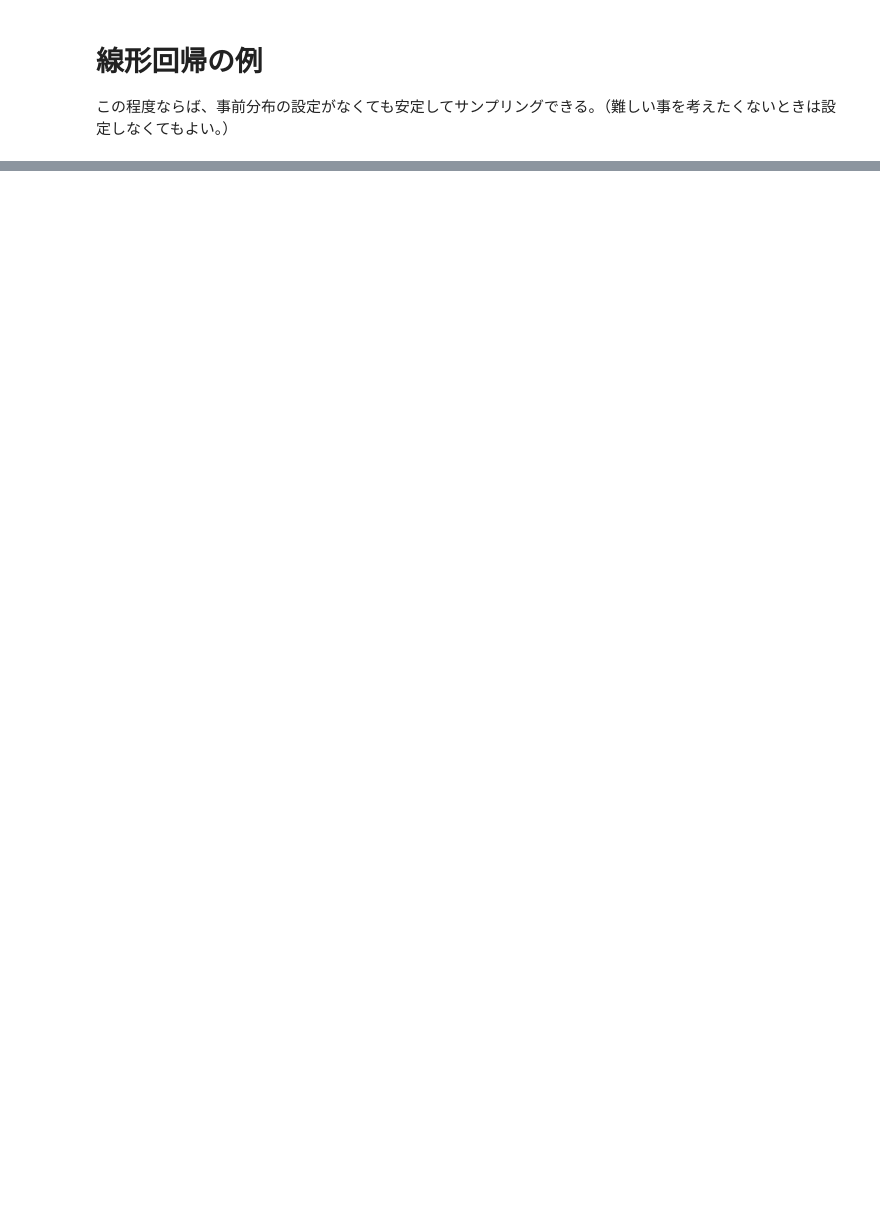
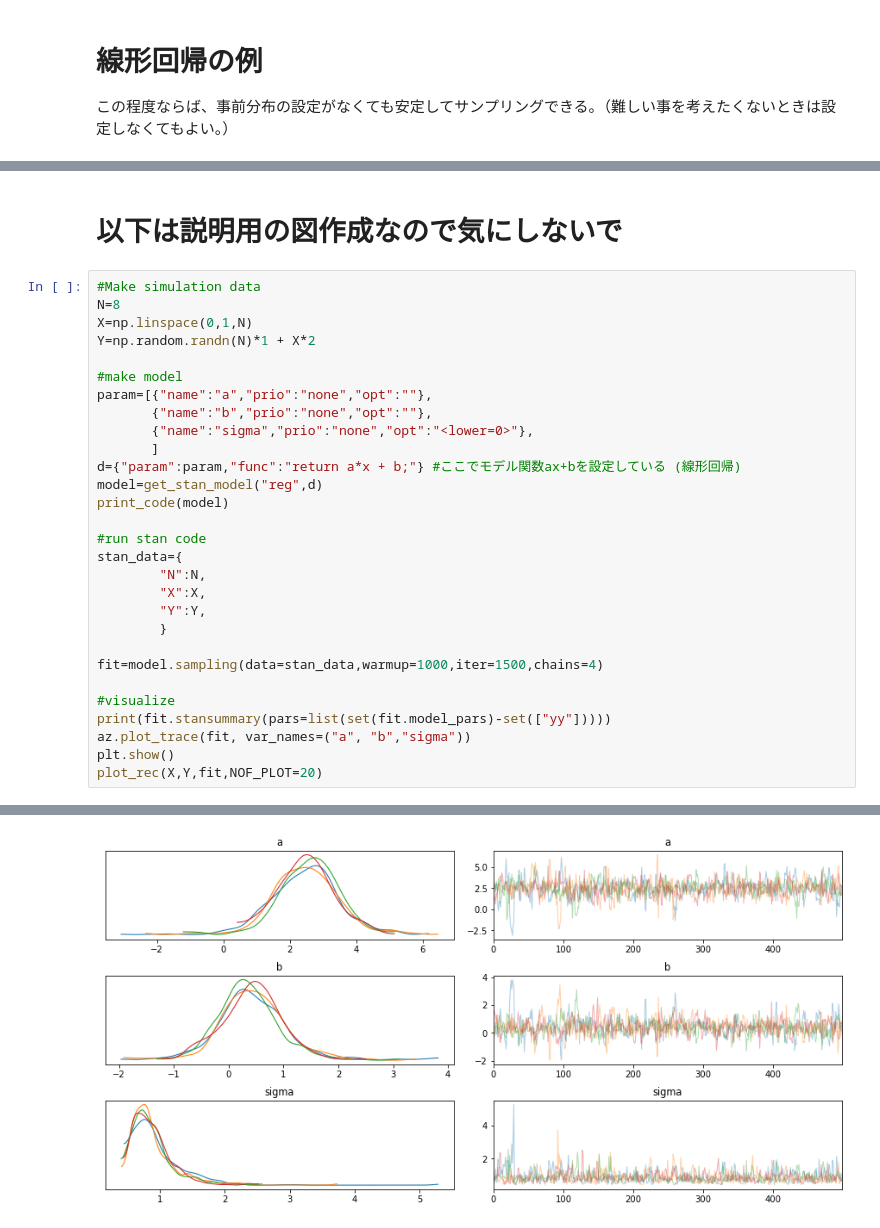
Before and after one commit to akirayou/stan_example, a Jupyter notebook: regression.ipynb, the cells around one changed output, grey strips where cells are left out. Saved outputs shown, nothing was run; the diff lists cells and outputs as text; blank space fills up the shorter version.

```diff
--- a/regression.ipynb
+++ b/regression.ipynb
@@ -332,0 +323,32 @@ convergence, Rhat=1).
+# %% [markdown]
+# 以下は説明用の図作成なので気にしないで
+# %%
+#Make simulation data
+N=8
+X=np.linspace(0,1,N)
+Y=np.random.randn(N)*1 + X*2
+
+#make model
+param=[{"name":"a","prio":"none","opt":""},
+       {"name":"b","prio":"none","opt":""},
+       {"name":"sigma","prio":"none","opt":"<lower=0>"},
+       ]
+d={"param":param,"func":"return a*x + b;"} #ここでモデル関数ax+bを設定している (線形回帰)
+model=get_stan_model("reg",d)
+print_code(model)
+
+#run stan code
+stan_data={
+        "N":N,
+        "X":X,
+        "Y":Y,
+        }
+
+fit=model.sampling(data=stan_data,warmup=1000,iter=1500,chains=4)
+
+#visualize
+print(fit.stansummary(pars=list(set(fit.model_pars)-set(["yy"]))))
+az.plot_trace(fit, var_names=("a", "b","sigma"))
+plt.show()
+plot_rec(X,Y,fit,NOF_PLOT=20)
+# %% [output]
@@ -332,0 +372 @@ convergence, Rhat=1).
+[figure, added]
```
Also changed, not shown: parts of 13 cells of this notebook.
